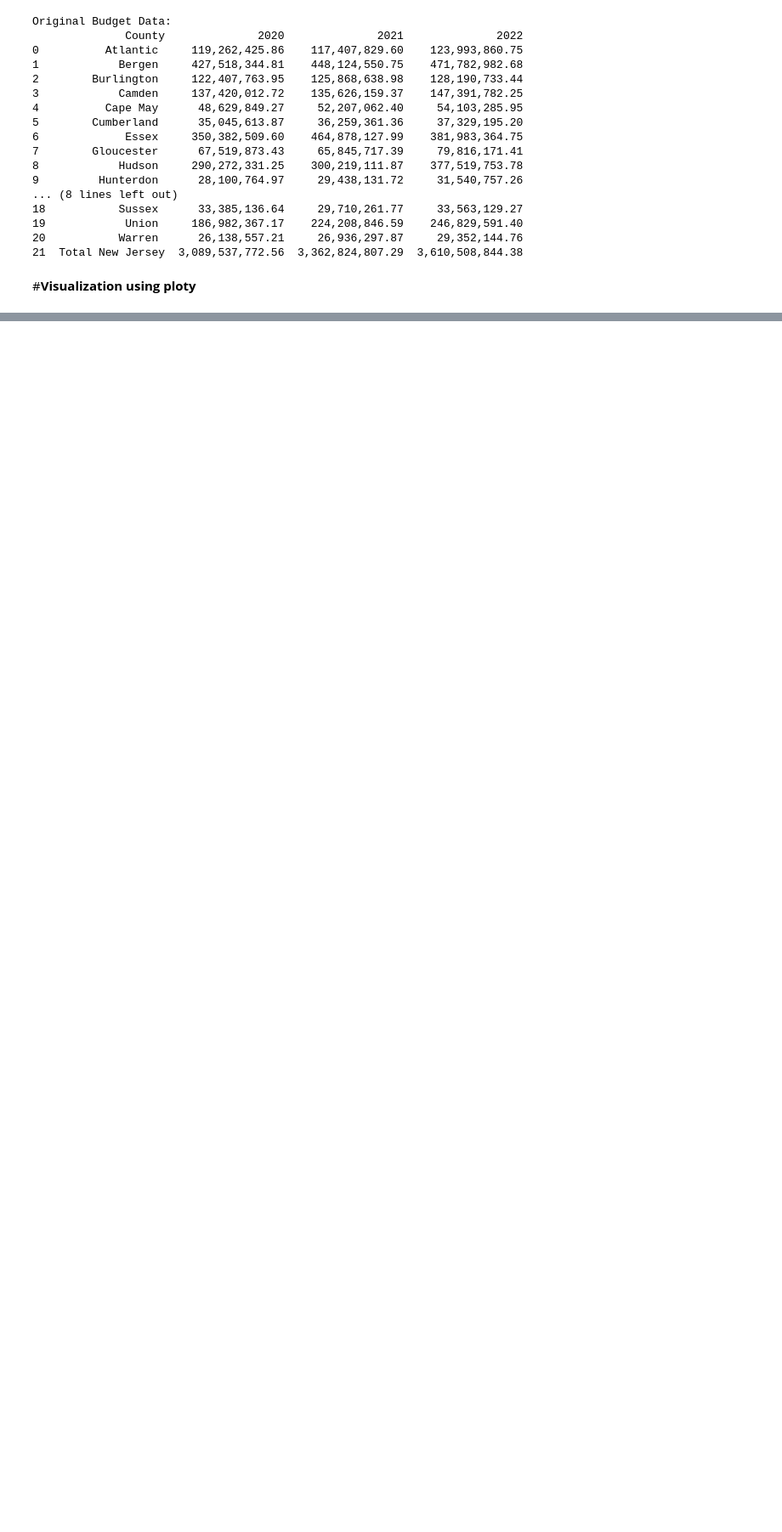
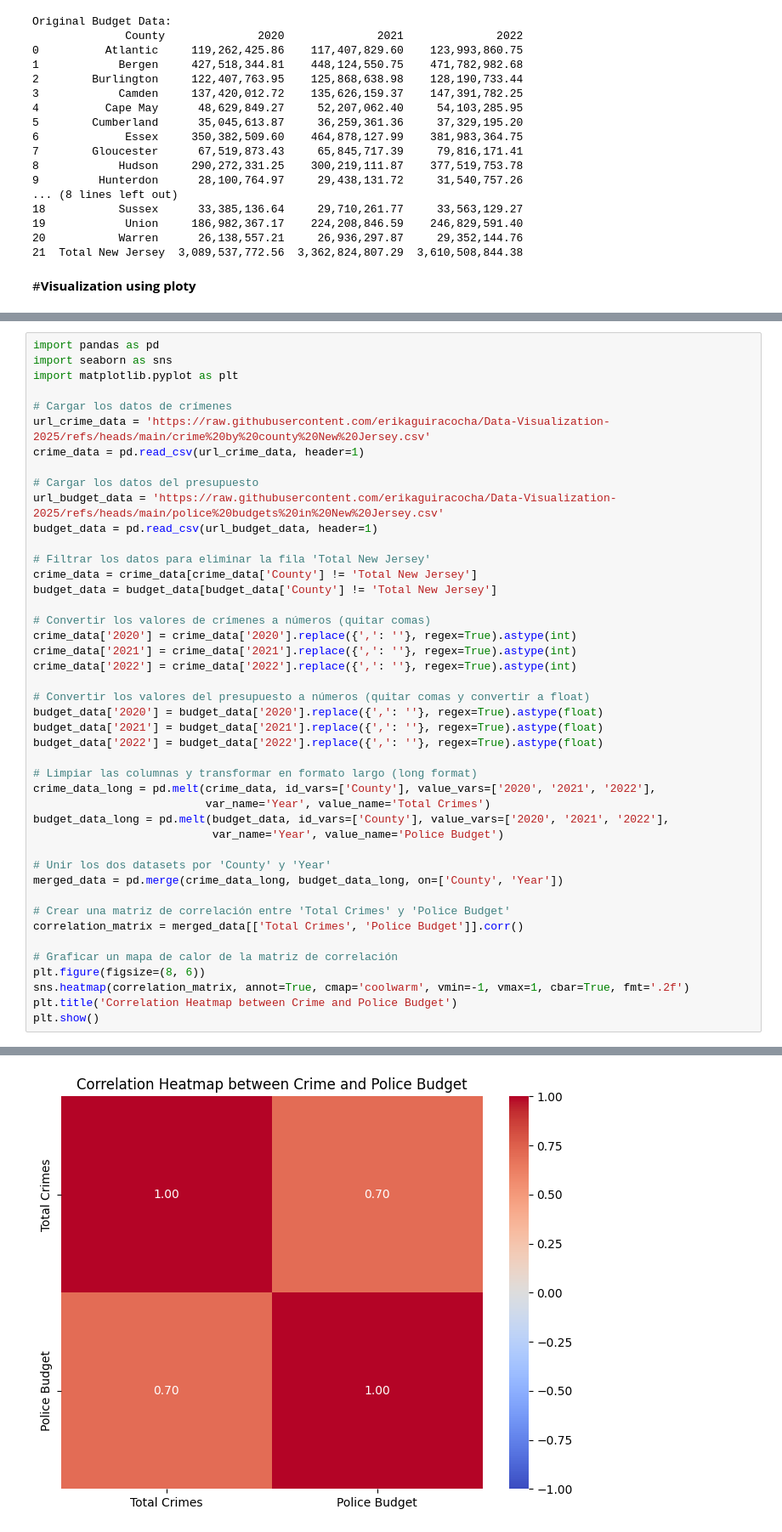
Before and after one commit to erikaguiracocha/Data-Visualization-2025, a Jupyter notebook: PS4erikaguiracocha.ipynb, the cells around one changed output, grey strips where cells are left out. Shown at 85% size. Saved outputs shown, nothing was run; the diff lists cells and outputs as text; blank space fills up the shorter version.

```diff
--- a/PS4erikaguiracocha.ipynb
+++ b/PS4erikaguiracocha.ipynb
@@ -65,0 +77,45 @@ Original Budget Data:
+# %%
+import pandas as pd
+import seaborn as sns
+import matplotlib.pyplot as plt
+
+# Cargar los datos de crímenes
+url_crime_data = 'https://raw.githubusercontent.com/erikaguiracocha/Data-Visualization-2025/refs/heads/main/crime%20by%20county%20New%20Jersey.csv'
+crime_data = pd.read_csv(url_crime_data, header=1)
+
+# Cargar los datos del presupuesto
+url_budget_data = 'https://raw.githubusercontent.com/erikaguiracocha/Data-Visualization-2025/refs/heads/main/police%20budgets%20in%20New%20Jersey.csv'
+budget_data = pd.read_csv(url_budget_data, header=1)
+
+# Filtrar los datos para eliminar la fila 'Total New Jersey'
+crime_data = crime_data[crime_data['County'] != 'Total New Jersey']
+budget_data = budget_data[budget_data['County'] != 'Total New Jersey']
+
+# Convertir los valores de crímenes a números (quitar comas)
+crime_data['2020'] = crime_data['2020'].replace({',': ''}, regex=True).astype(int)
+crime_data['2021'] = crime_data['2021'].replace({',': ''}, regex=True).astype(int)
+crime_data['2022'] = crime_data['2022'].replace({',': ''}, regex=True).astype(int)
+
+# Convertir los valores del presupuesto a números (quitar comas y convertir a float)
+budget_data['2020'] = budget_data['2020'].replace({',': ''}, regex=True).astype(float)
+budget_data['2021'] = budget_data['2021'].replace({',': ''}, regex=True).astype(float)
+budget_data['2022'] = budget_data['2022'].replace({',': ''}, regex=True).astype(float)
+
+# Limpiar las columnas y transformar en formato largo (long format)
+crime_data_long = pd.melt(crime_data, id_vars=['County'], value_vars=['2020', '2021', '2022'],
+                          var_name='Year', value_name='Total Crimes')
+budget_data_long = pd.melt(budget_data, id_vars=['County'], value_vars=['2020', '2021', '2022'],
+                           var_name='Year', value_name='Police Budget')
+
+# Unir los dos datasets por 'County' y 'Year'
+merged_data = pd.merge(crime_data_long, budget_data_long, on=['County', 'Year'])
+
+# Crear una matriz de correlación entre 'Total Crimes' y 'Police Budget'
+correlation_matrix = merged_data[['Total Crimes', 'Police Budget']].corr()
+
+# Graficar un mapa de calor de la matriz de correlación
+plt.figure(figsize=(8, 6))
+sns.heatmap(correlation_matrix, annot=True, cmap='coolwarm', vmin=-1, vmax=1, cbar=True, fmt='.2f')
+plt.title('Correlation Heatmap between Crime and Police Budget')
+plt.show()
+# %% [output]
@@ -65,0 +137 @@ Original Budget Data:
+[figure, added]
```
Also changed, not shown: parts of 3 cells of this notebook.
